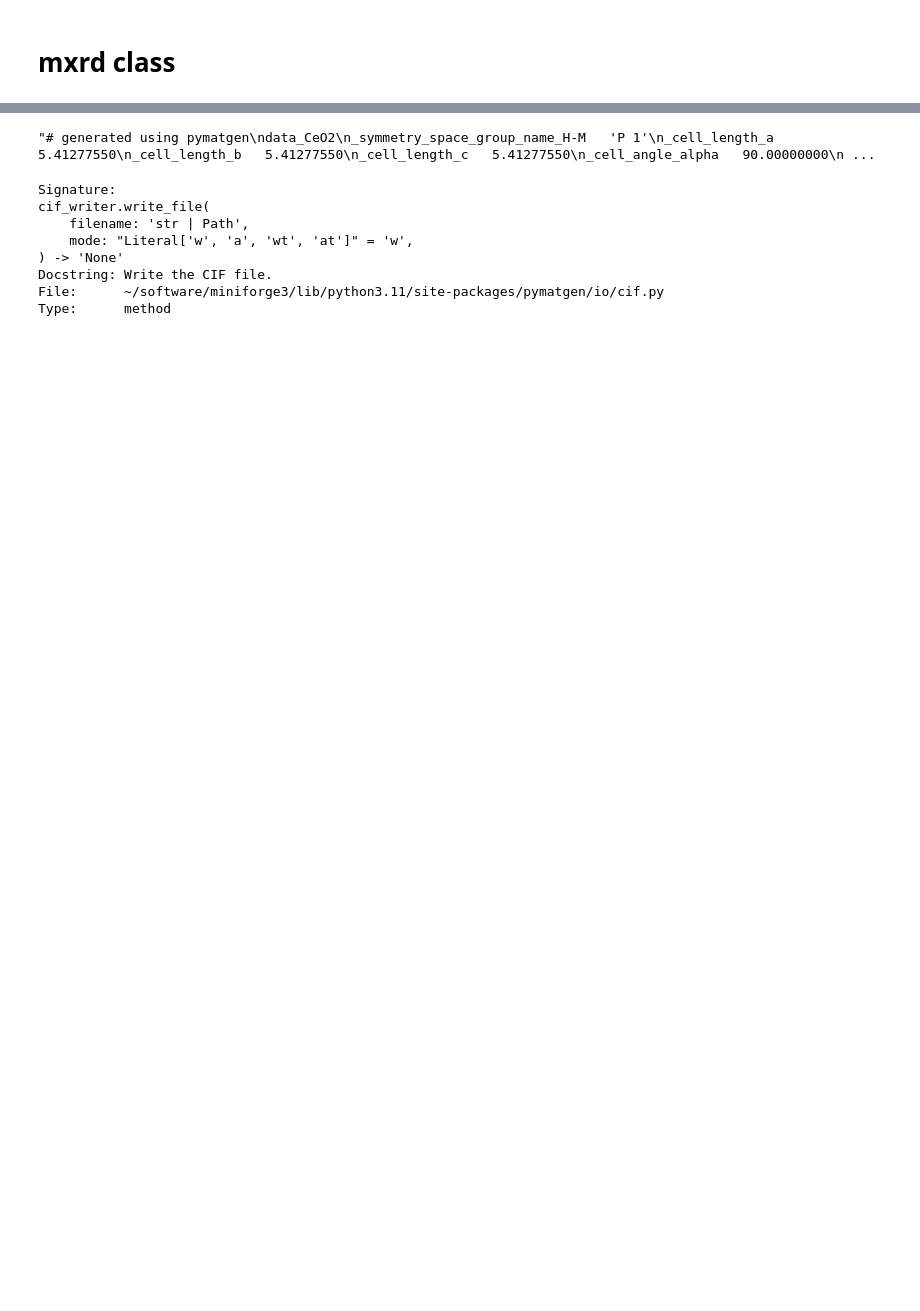
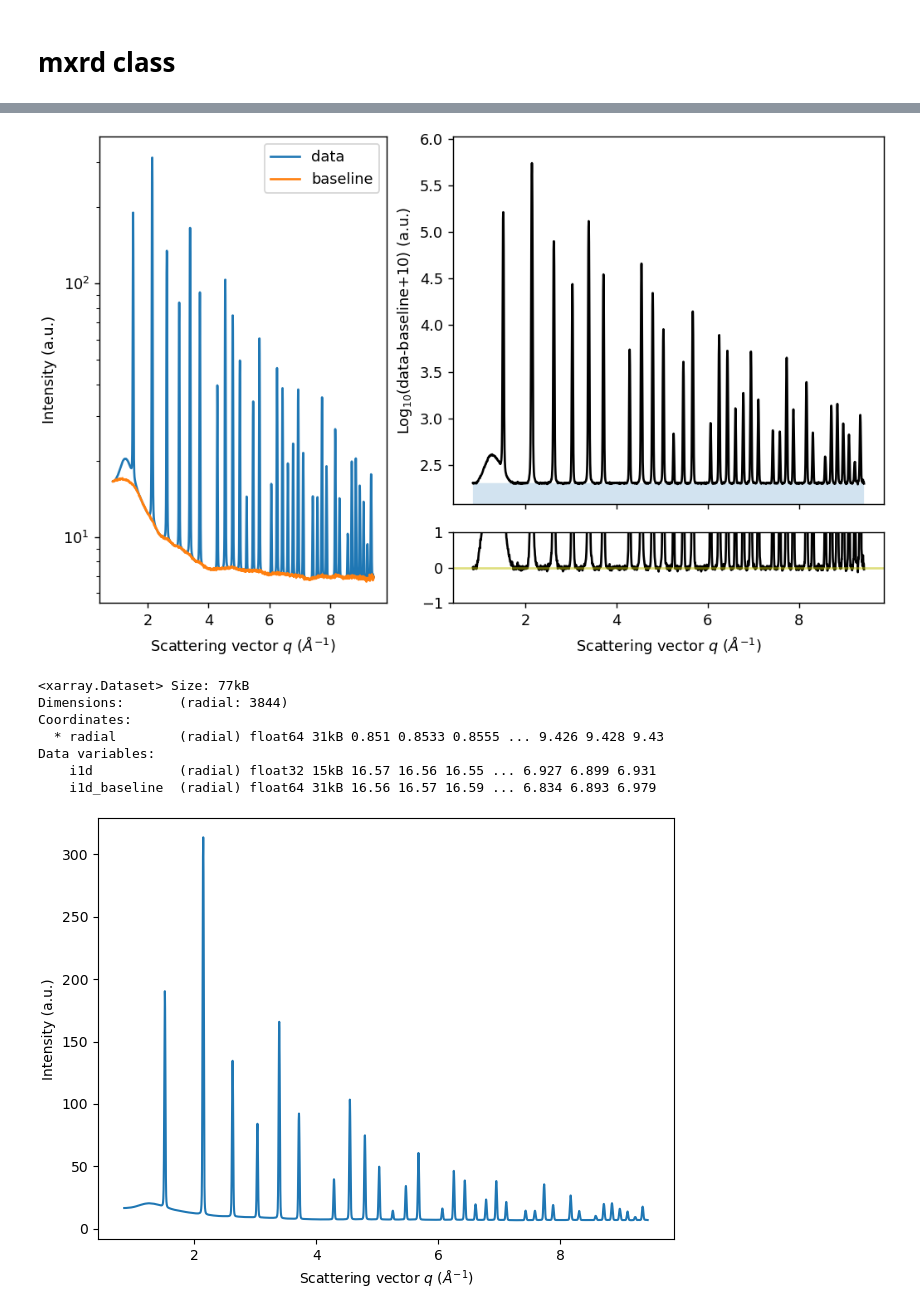
Before and after one commit to MehmetTopsakal/easyXRD, a Jupyter notebook: examples/data/refiner.ipynb, the cells around one changed output, grey strips where cells are left out. Drawn from its saved outputs; the diff is of its cells as text; code cells hidden in the pictures; blank space fills up the shorter version.

Commit message:
added radial_range selection

```diff
--- a/examples/data/refiner.ipynb
+++ b/examples/data/refiner.ipynb
@@ -1308,9 +74,9 @@ class exrd():
 # %%
-# sample_Kapton = exrd()
-# # sample_Kapton.read_nc('integrated/Kapton.nc',plot=False)
+sample_Kapton = exrd()
 # sample_Kapton.read_nc('integrated/Kapton.nc',plot=False)
-# sample_Air = exrd()
-# sample_Air.read_nc('integrated/Air_scattering.nc',plot=False)
+sample_Kapton.read_data(nc_file='integrated/Kapton.nc',plot=False)
+sample_Air = exrd()
+sample_Air.read_data(nc_file='integrated/Air_scattering.nc',plot=False)
 
 
 # sample_mix = exrd()
@@ -1324,6 +90,6 @@ class exrd():
 
 
 sample_LaB6 = exrd()
-sample_LaB6.read_nc('integrated/NIST-LaB6-CeO2-mix.nc',plot=False)
+sample_LaB6.read_data(nc_file='integrated/NIST-LaB6-CeO2-mix.nc',plot=False)
 sample_LaB6.get_baseline( i1d_bkg=sample_Air.ds.i1d,use_arpls=False)
 # %% [output]
@@ -1330,12 +97,13 @@ sample_LaB6.get_baseline( i1d_bkg=sample_Air.ds.i1d,use_arpls=False)
 [figure]
 # %%
-sample_mix = exrd()
-sample_mix.read_nc('integrated/NIST-LaB6-CeO2-mix.nc',plot=True)
-sample_mix.get_baseline( i1d_bkg=sample_Air.ds.i1d,arpls_lam=1e5,plot=True,use_arpls=False)
-sample_mix.load_phases(phases = [
-                                 {"mp_id":'none', "cif":'_cifs/LaB6.cif', "label":"LaB6", "scale":1, "scale_a":1, "scale_b":1, "scale_c":1},
-                                 {"mp_id":'mp-20194', "cif":'none', "label":"CeO2", "scale":1, "scale_a":1, "scale_b":1, "scale_c":1},
-                                 {"mp_id":'none', "cif":'_cifs/Zr.cif', "label":"Zr", "scale":1, "scale_a":1, "scale_b":1, "scale_c":1},
-                                ]
-                        )
-sample_mix.export_phases(phase_ind=2)
+phases = [
+        {"mp_id":'none', "cif":'_cifs/LaB6.cif', "label":"LaB6", "scale":1, "scale_a":1, "scale_b":1, "scale_c":1},
+        {"mp_id":'none', "cif":'_cifs/CeO2.cif', "label":"CeO2", "scale":1, "scale_a":1, "scale_b":1, "scale_c":1},
+        # {"mp_id":'none', "cif":'_cifs/Zr.cif', "label":"Zr", "scale":1, "scale_a":1, "scale_b":1, "scale_c":1},
+        ]
+
+# phases = [
+#         {"mp_id":'none', "cif":'_cifs/LaB6.cif', "label":"LaB6", "scale":1, "scale_a":1, "scale_b":1, "scale_c":1},
+#         # {"mp_id":'mp-20194', "cif":'none', "label":"CeO2", "scale":1, "scale_a":1, "scale_b":1, "scale_c":1},
+#         {"mp_id":'none', "cif":'_cifs/Zr.cif', "label":"Zr", "scale":1, "scale_a":1, "scale_b":1, "scale_c":1},
+#         ]
@@ -1346,19 +110,24 @@ sample_mix.export_phases(phase_ind=2)
-# %%
-structure = sample_mix.phases['CeO2']
-
-
-spg = pymatgen.symmetry.analyzer.SpacegroupAnalyzer(structure)
-spg.get_conventional_standard_structure(international_monoclinic=True, keep_site_properties=False).to(fmt='cif',filename='structure_primitive.cif')
-# %% [output]
-"# generated using pymatgen\ndata_CeO2\n_symmetry_space_group_name_H-M   'P 1'\n_cell_length_a   5.41277550\n_cell_length_b   5.41277550\n_cell_length_c   5.41277550\n_cell_angle_alpha   90.00000000\n ...
-# %%
-cif_writer.write_file?
-# %% [output]
-Signature:
-cif_writer.write_file(
-    filename: 'str | Path',
-    mode: "Literal['w', 'a', 'wt', 'at']" = 'w',
-) -> 'None'
-Docstring: Write the CIF file.
-File:      ~/software/miniforge3/lib/python3.11/site-packages/pymatgen/io/cif.py
-Type:      method
+# %%
+%run -i mxrd.py
+
+
+
+plt.close('all')
+
+sample_mix = exrd()
+sample_mix.read_data(txt_file='integrated/NIST-LaB6.xy',plot=True,radial_range=(0.85,9.45))
+sample_mix.get_baseline(i1d_bkg=sample_Air.ds.i1d,arpls_lam=1e5,plot=True,use_arpls=True)
+sample_mix.load_phases(phases=phases)
+# sample_mix.export_phases(phase_ind=None)
+
+sample_mix.ds
+# %% [output]
+[figure, added]
+<xarray.Dataset> Size: 77kB
+Dimensions:       (radial: 3844)
+Coordinates:
+  * radial        (radial) float64 31kB 0.851 0.8533 0.8555 ... 9.426 9.428 9.43
+Data variables:
+    i1d           (radial) float32 15kB 16.57 16.56 16.55 ... 6.927 6.899 6.931
+    i1d_baseline  (radial) float64 31kB 16.56 16.57 16.59 ... 6.834 6.893 6.979
+[figure, added]
```
Also changed, not shown: parts of 31 cells of this notebook, 4 other files.
